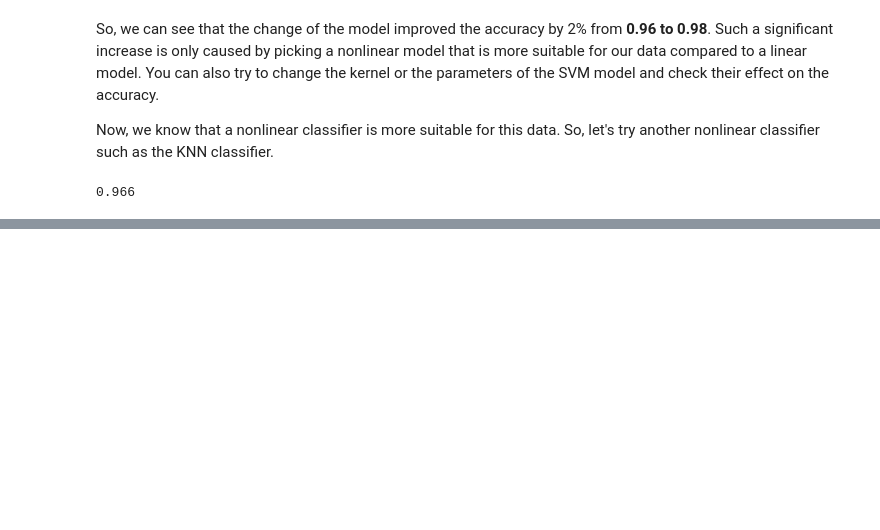
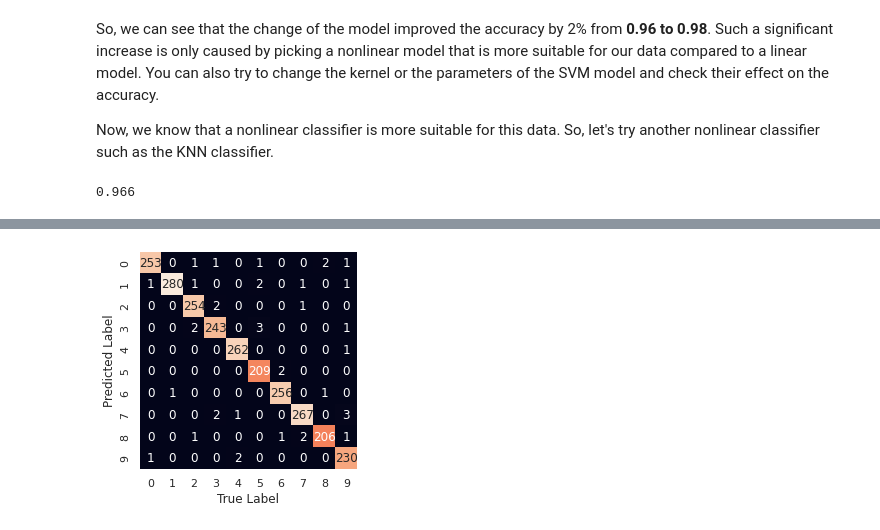
Before and after one commit to MaiGamalEl-Katatny/Educational-Material-Machine-Learning, a Jupyter notebook: Machine_Learning_Pipeline_MNIST_Dataset.ipynb, the cells around one changed output, grey strips where cells are left out. Drawn from its saved outputs; the diff is of its cells as text; code cells hidden in the pictures; blank space fills up the shorter version.

```diff
--- a/Machine_Learning_Pipeline_MNIST_Dataset.ipynb
+++ b/Machine_Learning_Pipeline_MNIST_Dataset.ipynb
@@ -738,0 +891,14 @@ print(accuracy_score(ytest, yfit)) #Printing the classification accuracy achieve
+# %%
+#Plotting the confusion matrix
+
+yhat = model.predict(Xtest)
+ytest_numeric = np.argmax(ytest, axis=1)
+yhat_numeric = np.argmax(yhat, axis=1)
+
+conf_mat = confusion_matrix(ytest_numeric, yhat_numeric)
+
+sns.heatmap(conf_mat.T, square=True, annot=True, fmt='d', cbar=False)
+plt.xlabel('True Label')
+plt.ylabel('Predicted Label');
+# %% [output]
+[figure, added]
```
Also changed, not shown: parts of 12 cells of this notebook.
